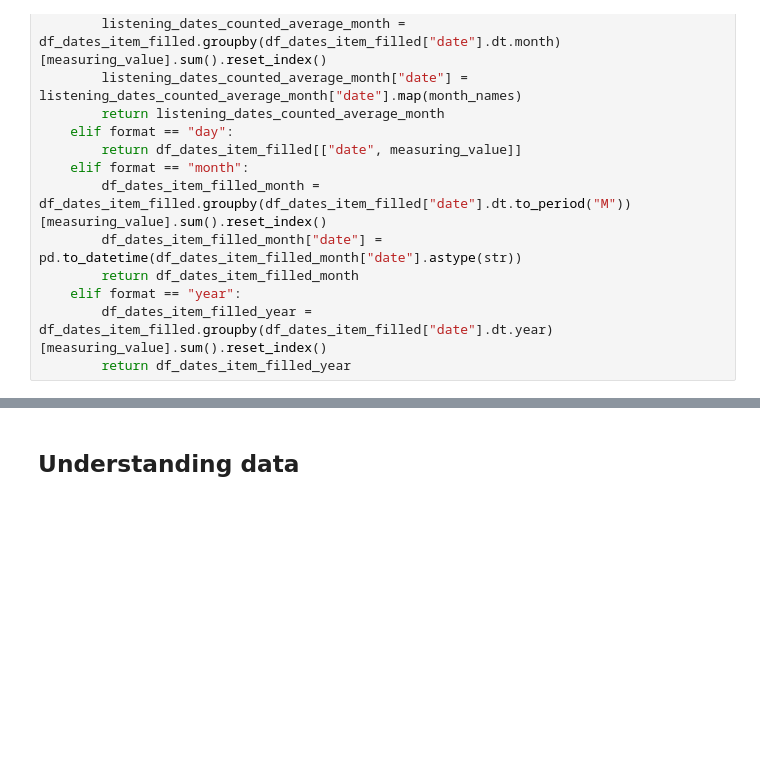
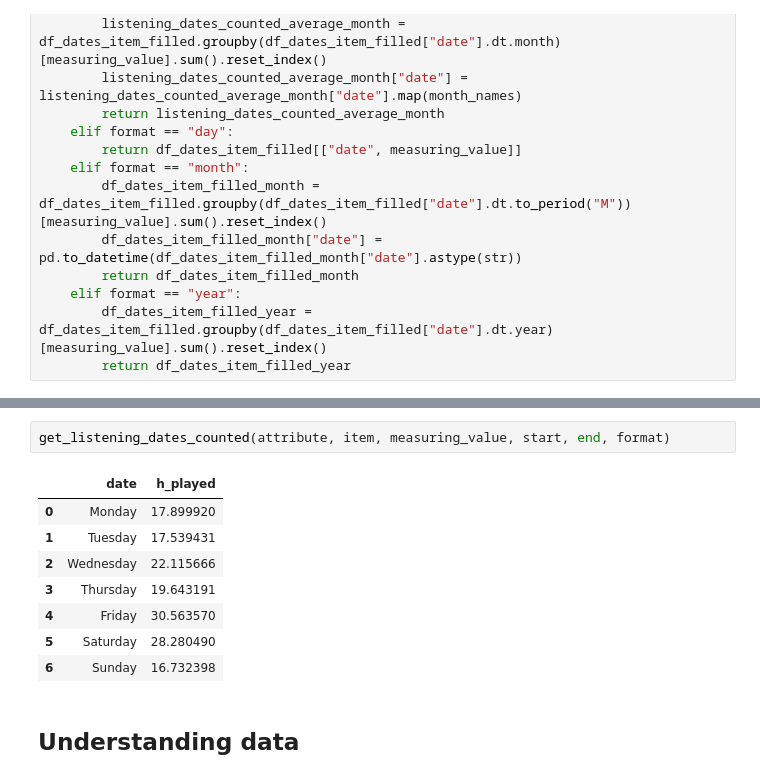
Before and after one commit to Innisvysom2/betterWrapped, a Jupyter notebook: betterWrapped.ipynb, the cells around one changed output, grey strips where cells are left out. Drawn from its saved outputs; the diff is of its cells as text; blank space fills up the shorter version.

```diff
--- a/betterWrapped.ipynb
+++ b/betterWrapped.ipynb
@@ -486,3 +488,14 @@ plot(x, y, start, end, f"{dict_att_disp[attribute]}s ({item})", format, dict_att
+# %%
+get_listening_dates_counted(attribute, item, measuring_value, start, end, format)
+# %% [output]
+|  | date | h_played |
+| 0 | Monday | 17.899920 |
+| 1 | Tuesday | 17.539431 |
+| 2 | Wednesday | 22.115666 |
+| 3 | Thursday | 19.643191 |
+| 4 | Friday | 30.563570 |
+| 5 | Saturday | 28.280490 |
+| 6 | Sunday | 16.732398 |
 # %% [markdown]
 ## Understanding data
 # %%
```
Also changed, not shown: parts of 8 cells of this notebook.
